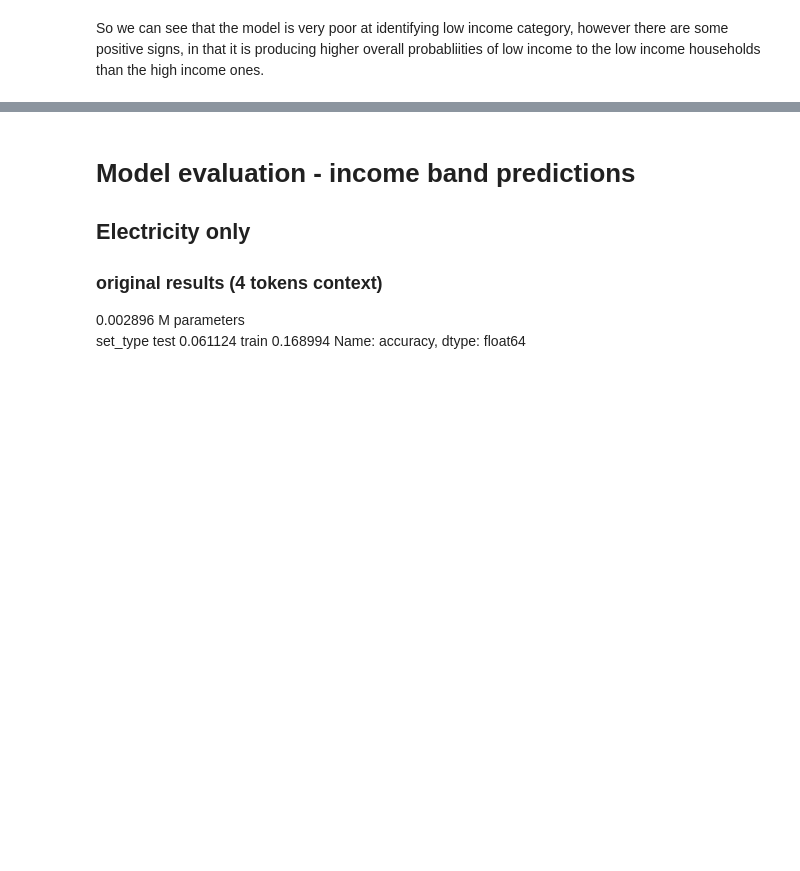
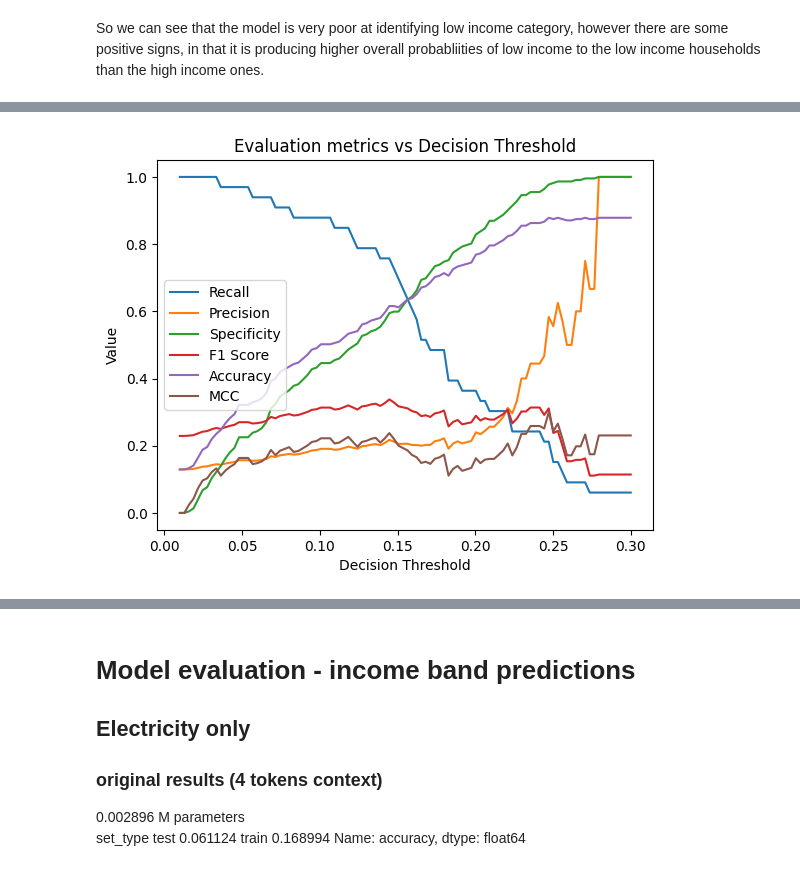
Before and after one commit to eoghanjmckenna/makemore, a Jupyter notebook: notebooks/ideal_income_prediction.ipynb, the cells around one changed output, grey strips where cells are left out. Cells and saved outputs as stored; diff of their text form; code cells hidden in the pictures; blank space fills up the shorter version.

Commit message:
added more eval metrics

```diff
--- a/notebooks/ideal_income_prediction.ipynb
+++ b/notebooks/ideal_income_prediction.ipynb
@@ -921,0 +961,4 @@ Name: accuracy, dtype: float64
+# %%
+# recall is the true positive rate, so it's the TP / (TP + FN)
+recall = TP / (TP + FN)
+recall
@@ -921,0 +970,4 @@ Name: accuracy, dtype: float64
+# %%
+# specificity is the true negative rate, so it's the TN / (TN + FP)
+specificity = TN / (TN + FP)
+specificity
@@ -921,0 +1084,33 @@ Name: accuracy, dtype: float64
+# %%
+# let's plot out recall and precision and f1_score over a range of decision thresholds from 0.01 to 0.3
+decision_thresholds = np.linspace(0.01, 0.3, 100)
+recalls = []
+precisions = []
+specificitys = []
+f1_scores = []
+accuracies = []
+mccs = []
+for threshold in decision_thresholds:
+    _, recall, specificity, precision, f1_score, accuracy, _, _, _, _, mcc = compute_metrics(y_true, y_score, threshold)
+    recalls.append(recall)
+    precisions.append(precision)
+    specificitys.append(specificity)
+    f1_scores.append(f1_score)
+    accuracies.append(accuracy)
+    mccs.append(mcc)
+
+# now we can plot the recall and precision
+plt.figure()
+plt.plot(decision_thresholds, recalls, label='Recall')
+plt.plot(decision_thresholds, precisions, label='Precision')
+plt.plot(decision_thresholds, specificitys, label='Specificity')
+plt.plot(decision_thresholds, f1_scores, label='F1 Score')
+plt.plot(decision_thresholds, accuracies, label='Accuracy')
+plt.plot(decision_thresholds, mccs, label='MCC')
+plt.xlabel('Decision Threshold')
+plt.ylabel('Value')
+plt.title('Evaluation metrics vs Decision Threshold')
+plt.legend()
+plt.show()
+# %% [output]
+[figure, added]
```
Also changed, not shown: parts of 17 cells of this notebook.
